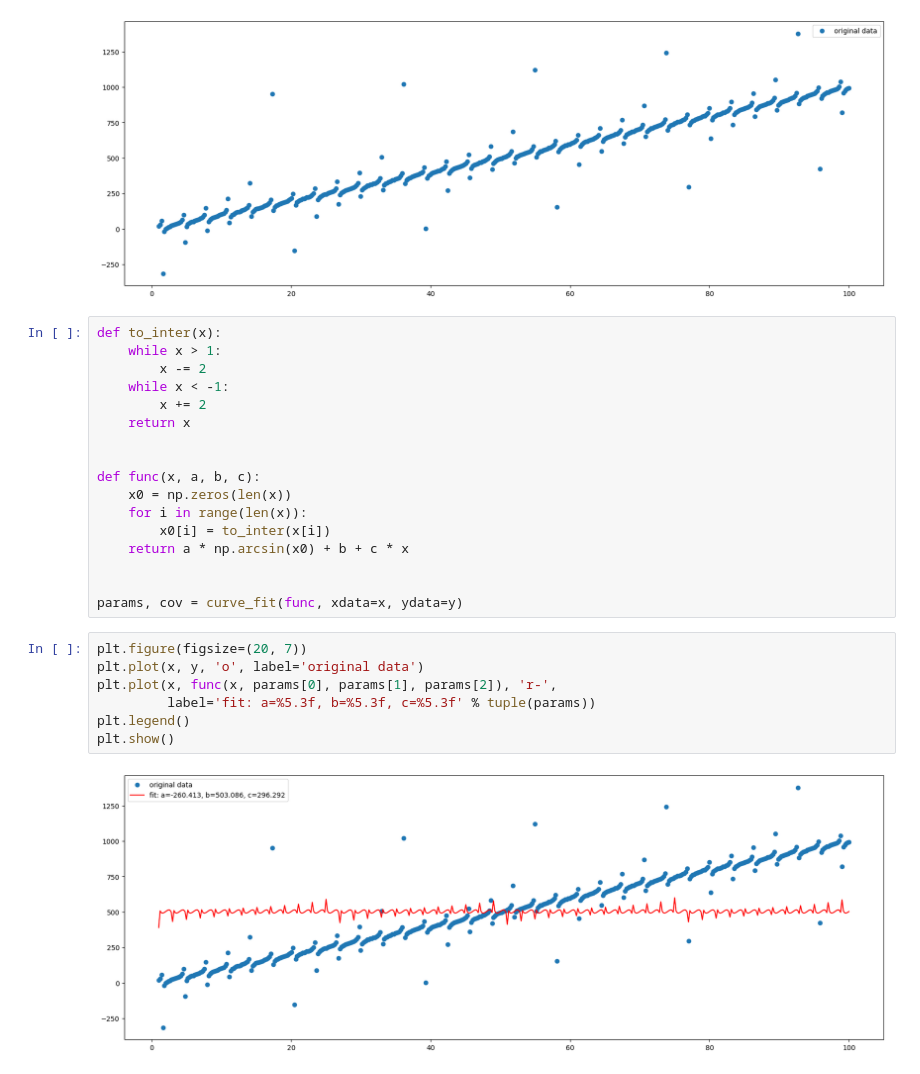
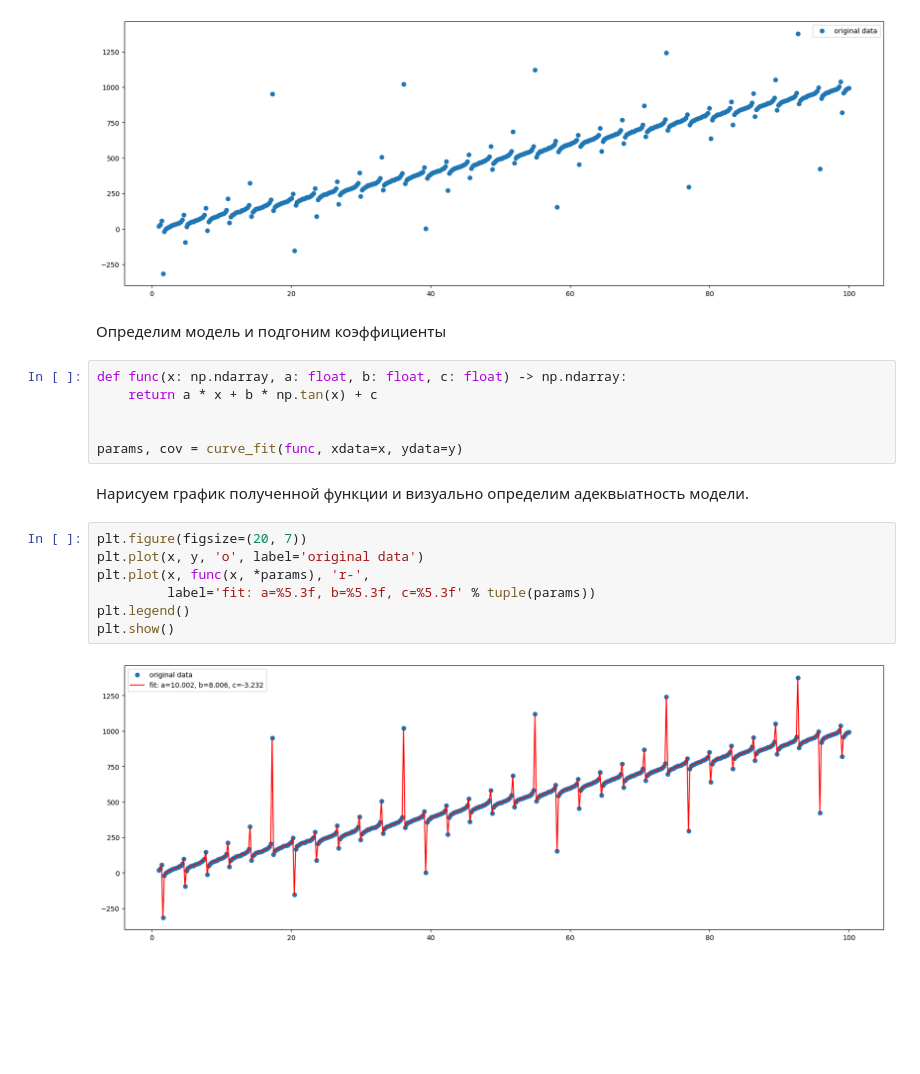
Before and after one commit to LumbaBalumba/MS_prac3, a Jupyter notebook: prac.ipynb, the cells around one changed output. Cells and saved outputs as stored; diff of their text form; blank space fills up the shorter version.

```diff
--- a/prac.ipynb
+++ b/prac.ipynb
@@ -18,29 +18,22 @@ plt.legend()
 # %% [output]
 <matplotlib.legend.Legend at 0x...>
 [figure]
+# %% [markdown]
+Определим модель и подгоним коэффициенты
 # %%
-def to_inter(x):
-    while x > 1:
-        x -= 2
-    while x < -1:
-        x += 2
-    return x
-
-
-def func(x, a, b, c):
-    x0 = np.zeros(len(x))
-    for i in range(len(x)):
-        x0[i] = to_inter(x[i])
-    return a * np.arcsin(x0) + b + c * x
+def func(x: np.ndarray, a: float, b: float, c: float) -> np.ndarray:
+    return a * x + b * np.tan(x) + c
 
 
 params, cov = curve_fit(func, xdata=x, ydata=y)
+# %% [markdown]
+Нарисуем график полученной функции и визуально определим адеквыатность модели.
 # %%
 plt.figure(figsize=(20, 7))
 plt.plot(x, y, 'o', label='original data')
-plt.plot(x, func(x, params[0], params[1], params[2]), 'r-',
+plt.plot(x, func(x, *params), 'r-',
          label='fit: a=%5.3f, b=%5.3f, c=%5.3f' % tuple(params))
 plt.legend()
 plt.show()
 # %% [output]
-[figure, old version]
+[figure, new version]
```
Also changed, not shown: parts of 5 cells of this notebook.
